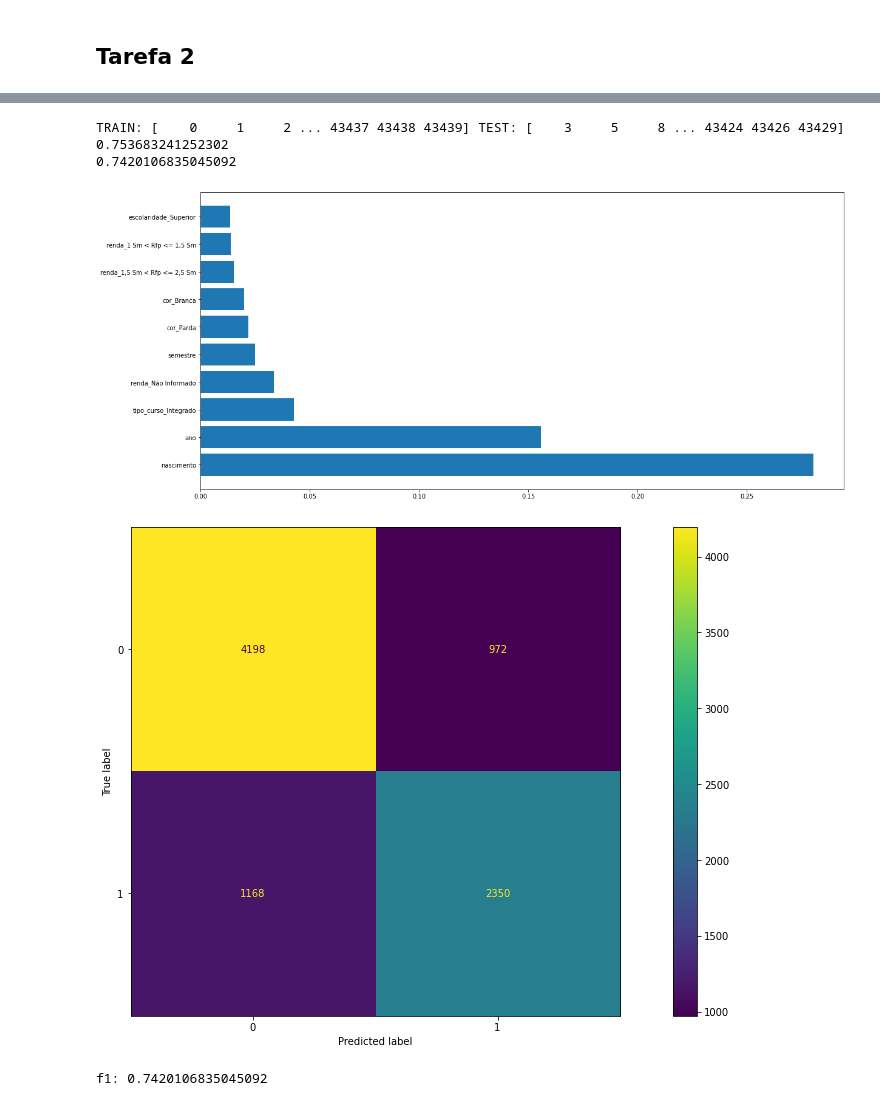
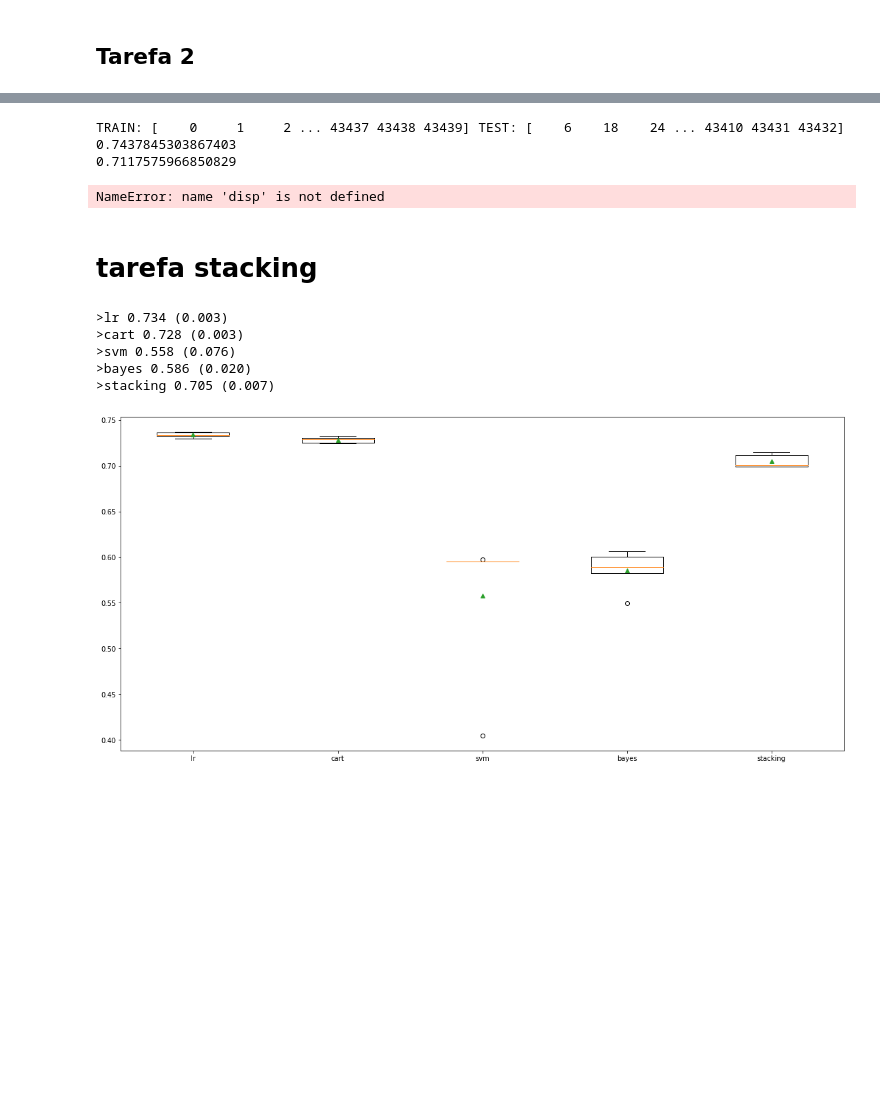
Before and after one commit to znehAC/mineracao_dados, a Jupyter notebook: main3.ipynb, the cells around one changed output, grey strips where cells are left out. Cells and saved outputs as stored; diff of their text form; code cells hidden in the pictures; blank space fills up the shorter version.

```diff
--- a/main3.ipynb
+++ b/main3.ipynb
@@ -752,15 +778,15 @@ for train_index, test_index in skf.split(x, y):
     features = rf.feature_importances_[idx][::-1]
     plt.barh(names[:10], features[:10])
     cm =confusion_matrix(y_test, y_pred, labels=rf.classes_)
-    disp = ConfusionMatrixDisplay(confusion_matrix = cm, display_labels=rf.classes_)
+    # disp = ConfusionMatrixDisplay(confusion_matrix = cm, display_labels=rf.classes_)
     disp.plot()
     plt.show()
     break
 print("f1:", mean/1)
 # %% [output]
-TRAIN: [    0     1     2 ... 43437 43438 43439] TEST: [    3     5     8 ... 43424 43426 43429]
-0.753683241252302
-0.7420106835045092
+TRAIN: [    0     1     2 ... 43437 43438 43439] TEST: [    6    18    24 ... 43410 43431 43432]
+0.7437845303867403
+0.7117575966850829
-[figure, removed]
-[figure, removed]
-f1: 0.7420106835045092
+NameError: name 'disp' is not defined
+# %% [markdown]
+# tarefa stacking
@@ -766,0 +804,48 @@ f1: 0.7420106835045092
+# %%
+def get_stacking():
+	rf = RandomForestClassifier(n_jobs = -1, random_state = 42,criterion='entropy',min_samples_leaf=10,n_estimators=500,max_depth = 10)
+	level0 = list()
+	level0.append(('lr', LogisticRegression()))
+	# level0.append(('knn', KNeighborsClassifier()))
+	level0.append(('cart', DecisionTreeClassifier()))
+	level0.append(('svm', LinearSVC()))
+	level0.append(('bayes', GaussianNB()))
+	level0.append(('rf',rf))
+	level1 = LogisticRegression()
+	model = StackingClassifier(estimators=level0, final_estimator=level1, cv=5)
+	return model
+# %%
+def get_models():
+	models = dict()
+	models['lr'] = LogisticRegression()
+	# models['knn'] = KNeighborsClassifier()
+	models['cart'] = DecisionTreeClassifier(random_state=0,criterion = "entropy",max_depth=5,max_leaf_nodes=10)
+	models['svm'] = LinearSVC()
+	models['bayes'] = GaussianNB()
+	models['stacking'] = get_stacking()
+	return models
+# %%
+import gc
+def evaluate_model(model, X, y):
+	cv = StratifiedKFold(n_splits=5, random_state=1,shuffle=True)
+	scores = cross_val_score(model, X, y, scoring='f1_micro', cv=cv, n_jobs=-1, error_score='raise')
+	gc.collect()
+	return scores
+# %%
+import numpy as np
+models = get_models()
+results, names = list(), list()
+for name, model in models.items():
+	scores = evaluate_model(model, x, y)
+	results.append(scores)
+	names.append(name)
+	print('>%s %.3f (%.3f)' % (name, np.mean(scores), np.std(scores)))
+pyplot.boxplot(results, labels=names, showmeans=True)
+pyplot.show()
+# %% [output]
+>lr 0.734 (0.003)
+>cart 0.728 (0.003)
+>svm 0.558 (0.076)
+>bayes 0.586 (0.020)
+>stacking 0.705 (0.007)
+[figure, added]
```
Also changed, not shown: parts of 12 cells of this notebook.
